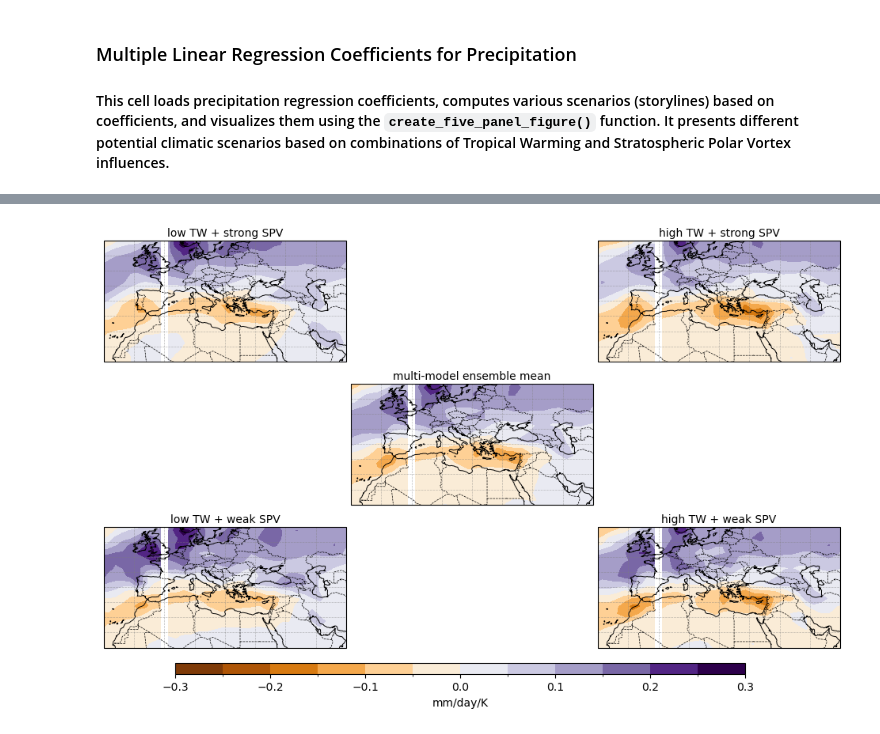
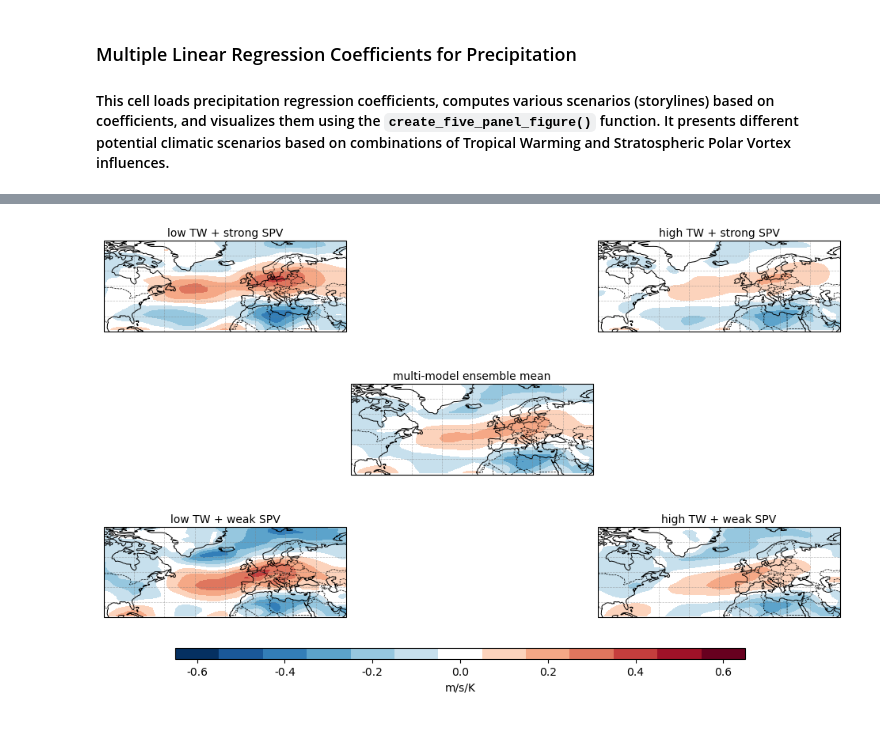
Before and after one commit to LIM-Climate-Causality/storypy, a Jupyter notebook: notebooks/zappa_shepherd.ipynb, the cells around one changed output, grey strips where cells are left out. Saved outputs shown, nothing was run; the diff lists cells and outputs as text; code cells hidden in the pictures.

Commit message:
Updated storypy package

```diff
--- a/notebooks/zappa_shepherd.ipynb
+++ b/notebooks/zappa_shepherd.ipynb
@@ -109,15 +143,26 @@ fig = sp.plot_ellipse(models,rds["spv"].values,rds["ta"].values,corr="no",x_labe
 # %%
-from storypy.data import read_pr_regression_coefficients
+from storypy.data import read_ua_regression_coefficients
 import numpy as np
 
-## Plot coefficients from multiple linear regression for precipitation
-data = read_pr_regression_coefficients().sel(lat=slice(-88,88)) * 86400
+## Plot coefficients from multiple linear regression for wind
+data = read_ua_regression_coefficients()
+
+#############################################
+# data_min = data.min().values
+# data_max = data.max().values
+# plot_range = max(abs(data_min), abs(data_max))
+# num_steps = 12
+
+# level = sp.make_symmetric_colorbar(plot_range, num_steps)
+#############################################
+
 sc = 1.26
 storylines = [data.MEM + sc*data.spv - sc*data.ta, data.MEM + sc*data.spv + sc*data.ta, data.MEM - sc*data.spv - sc*data.ta,data.MEM - sc*data.spv + sc*data.ta ,  data.MEM]
-levels = [np.arange(-.3,.35,.05)] * 5
-extent = [[-20,60,20,60]] * 5
-cmaps = ['PuOr'] * 5
+levels = [np.arange(-.6,.7,.1)] * 5
+extent = [[-100,60,20,80]] * 5
+cmaps = ['RdBu_r'] * 5
 titles = ['low TW + strong SPV','high TW + strong SPV','low TW + weak SPV','high TW + weak SPV','multi-model ensemble mean']
-fig = sp.create_five_panel_figure(storylines, extent, levels, cmaps, titles, colorbar_label="mm/day/K", white_range=(-0.1, 0.1))
+fig = sp.create_five_panel_figure(storylines, extent, levels, cmaps, titles, colorbar_label="m/s/K")#, white_range=(-0.1, 0.1))
+# Save figures
 # %% [output]
-[figure, old version]
+[figure, new version]
```
Also changed, not shown: parts of 6 cells of this notebook, 4 other files.
